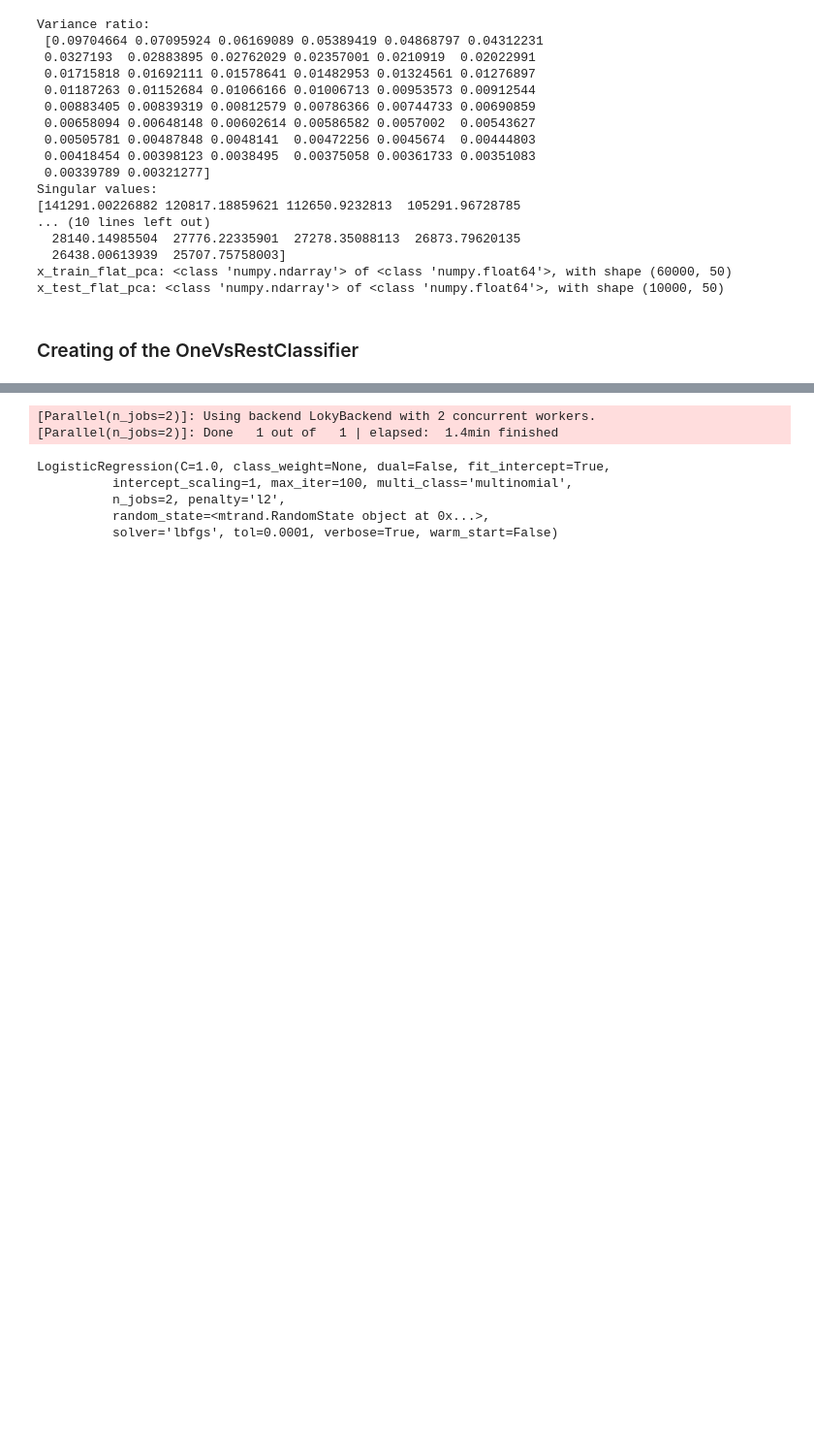
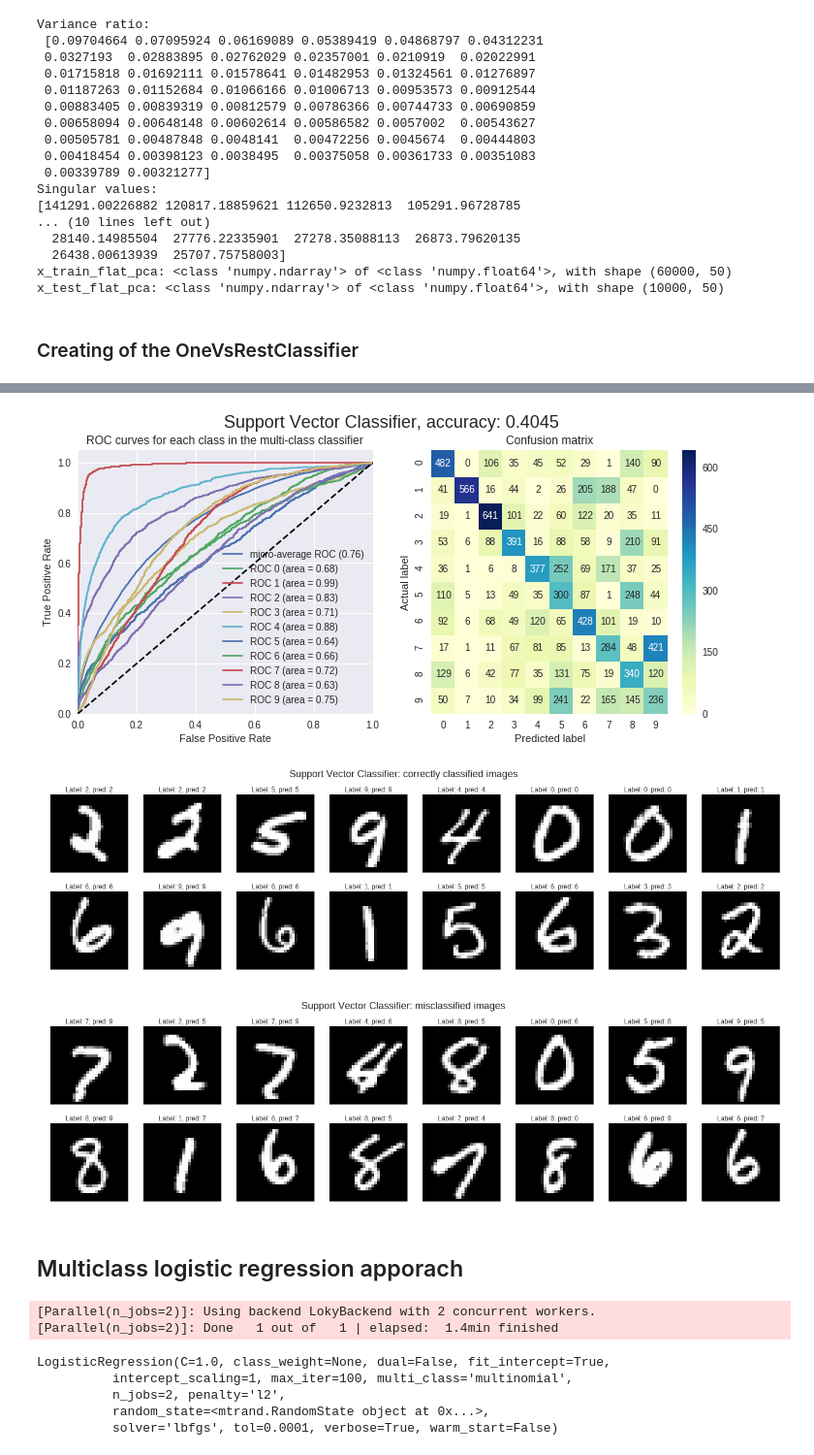
Before and after one commit to jahabdank/mnist-digit-classifiers, a Jupyter notebook: keras_mnist_digit_recognition.ipynb, the cells around one changed output, grey strips where cells are left out. Shown at 97% size. Saved outputs shown, nothing was run; the diff lists cells and outputs as text; code cells hidden in the pictures; blank space fills up the shorter version.

Commit message:
re-added the SVC model

```diff
--- a/keras_mnist_digit_recognition.ipynb
+++ b/keras_mnist_digit_recognition.ipynb
@@ -581,18 +578,7 @@ x_test_flat_pca: <class 'numpy.ndarray'> of <class 'numpy.float64'>, with shape
 # * PCA(n=50), kernel='linear', max_iter = 1000, probability=False, acc: 0.2789
 # * PCA(n=17), kernel='rbf', max_iter = 1000, probability=False, acc: 0.1015
 
-# x_train_flat_red = x_train_flat_ss
-# x_test_flat_red = x_test_flat_ss
+x_train_flat_red = x_train_flat_ss
+x_test_flat_red = x_test_flat_ss
 
-# model_svc = OneVsRestClassifier(svm.SVC(random_state=np.random.RandomState(0), verbose=True, kernel='linear', max_iter=1000, probability=False))
-
-# model_svc.fit(x_train_flat_red, y_train_k)
-
-# pred_svc = model_svc.decision_function(x_test_flat_red)
-
-# pred_svc_label = np.argmax(pred_svc, axis=1)
-# accuracy_svc = sm.accuracy_score(y_test, pred_svc_label)
-# confusion_matrix_svc = sm.confusion_matrix(y_test, pred_svc_label)
-
-# print(f'Test accuracy: {accuracy_svc}')
-# print(f'Test confusion matrix: \n{confusion_matrix_svc}')
+model_svc = OneVsRestClassifier(svm.SVC(random_state=np.random.RandomState(0), verbose=True, kernel='linear', max_iter=1000, probability=False))
@@ -603,0 +585,2 @@ Note:
+# %%
+model_svc.fit(x_train_flat_red, y_train_k)
@@ -604,3 +604,14 @@ Note:
+# %%
+pred_prob_svc = model_svc.decision_function(x_test_flat_red)
+pred_svc = np.argmax(pred_prob_svc, axis=1)
+# %%
+plotConfusionMatrixRocCurveAndimages('Support Vector Classifier', y_test_k, pred_prob_svc, y_test, pred_svc, x_test)
+# %% [output]
+[figure, added]
+[figure, added]
+[figure, added]
+# %% [markdown]
+## Multiclass logistic regression apporach
 # %%
 from sklearn.linear_model import LogisticRegression, SGDClassifier
 # %%
```
Also changed, not shown: parts of 5 cells of this notebook.
